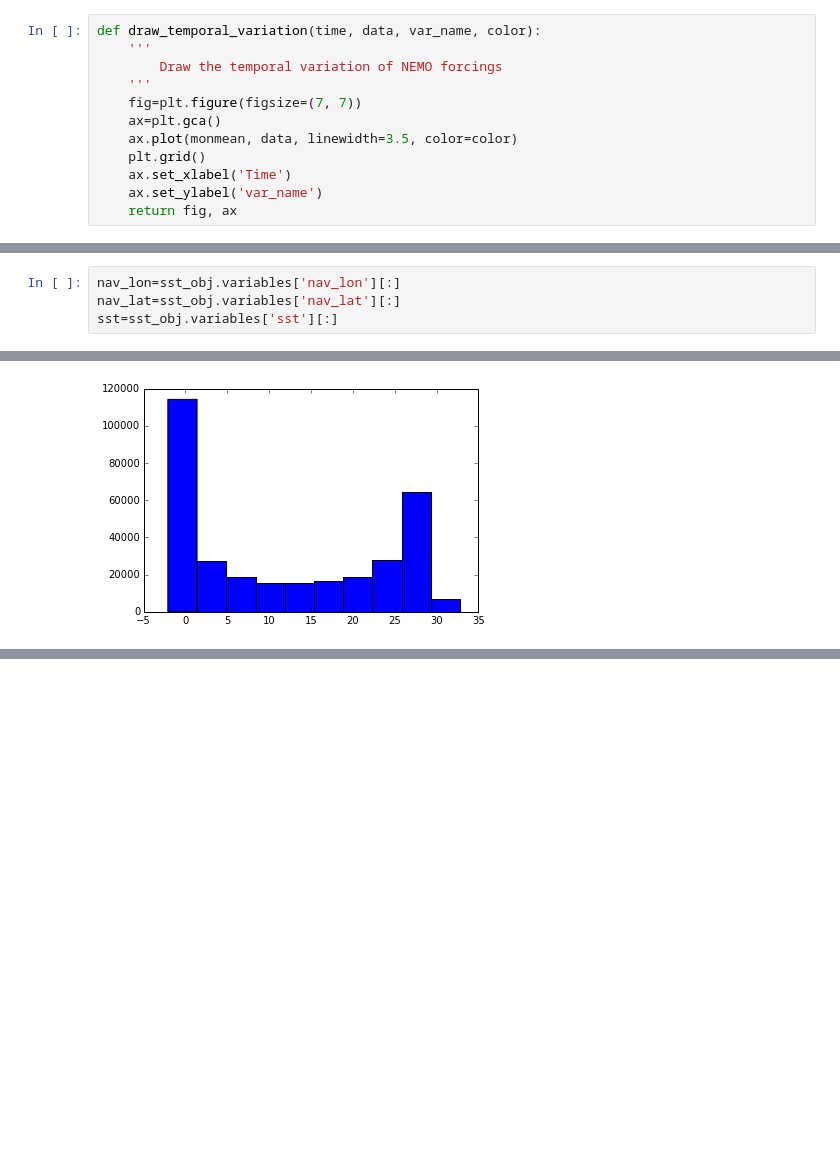
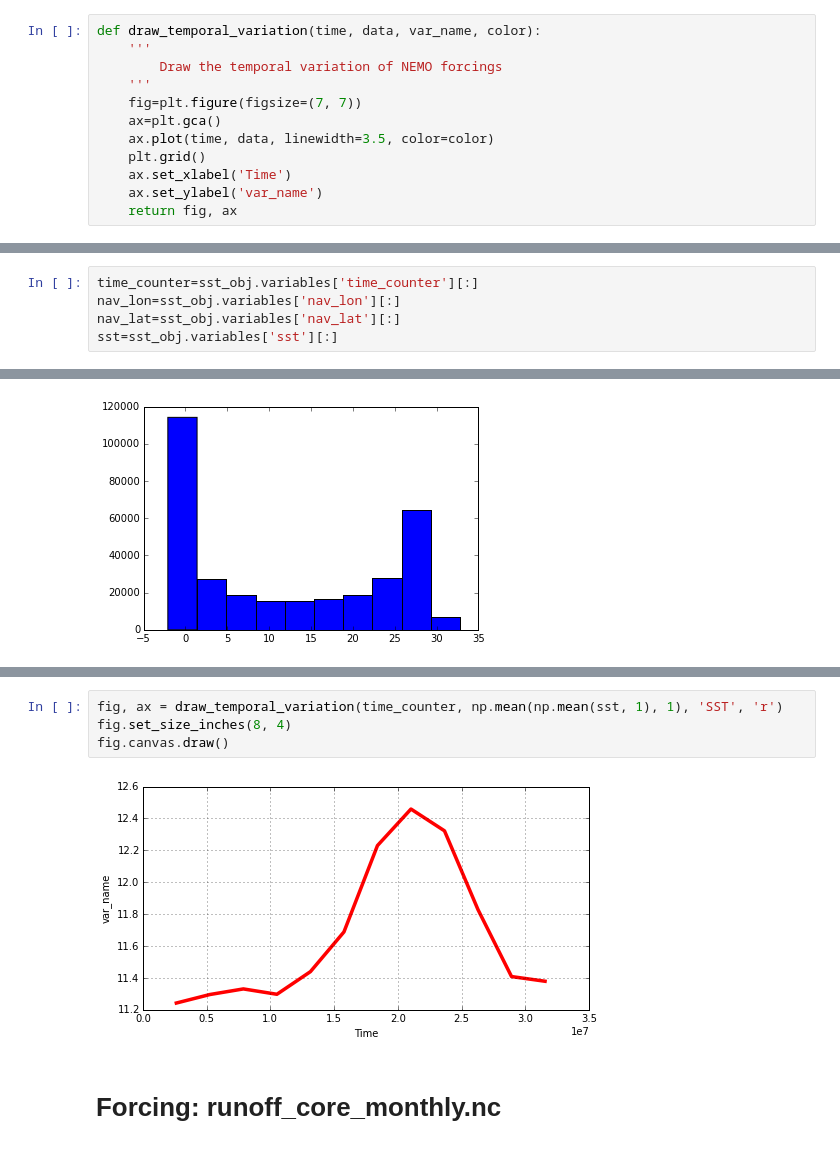
Before and after one commit to UBC-MOAD/ccar-modeling-nemo-tools, a Jupyter notebook: 05_ORCA2_Input.ipynb, the cells around one changed output, grey strips where cells are left out. Cells and saved outputs as stored; diff of their text form; blank space fills up the shorter version.

Commit message:
Add runoff part in notebook

```diff
--- a/05_ORCA2_Input.ipynb
+++ b/05_ORCA2_Input.ipynb
@@ -100,7 +100,7 @@ def draw_temporal_variation(time, data, var_name, color):
     '''
     fig=plt.figure(figsize=(7, 7))
     ax=plt.gca()
-    ax.plot(monmean, data, linewidth=3.5, color=color)
+    ax.plot(time, data, linewidth=3.5, color=color)
     plt.grid()
     ax.set_xlabel('Time')
     ax.set_ylabel('var_name')
@@ -163,4 +158,5 @@ OrderedDict([(u'nav_lat', <netCDF4.Variable object at 0x...>), (u'nav_lon', <net
 # %%
+time_counter=sst_obj.variables['time_counter'][:]
 nav_lon=sst_obj.variables['nav_lon'][:]
 nav_lat=sst_obj.variables['nav_lat'][:]
 sst=sst_obj.variables['sst'][:]
@@ -250,0 +191,8 @@ topoin,lons = shiftgrid(180.,topoin,lons,start=False)
+# %%
+fig, ax = draw_temporal_variation(time_counter, np.mean(np.mean(sst, 1), 1), 'SST', 'r')
+fig.set_size_inches(8, 4)
+fig.canvas.draw()
+# %% [output]
+[figure, added]
+# %% [markdown]
+# Forcing: runoff_core_monthly.nc
```
Also changed, not shown: parts of 19 cells of this notebook.
